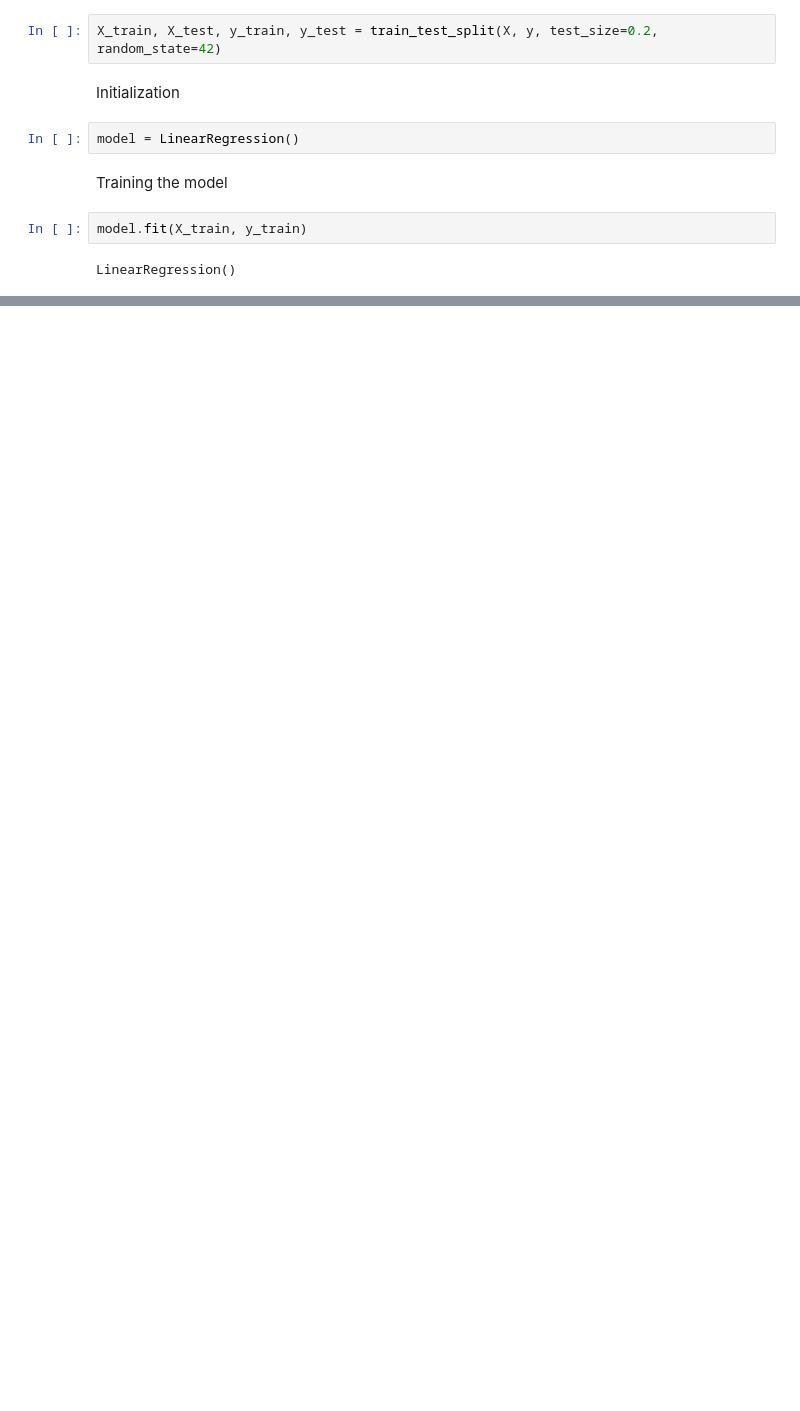
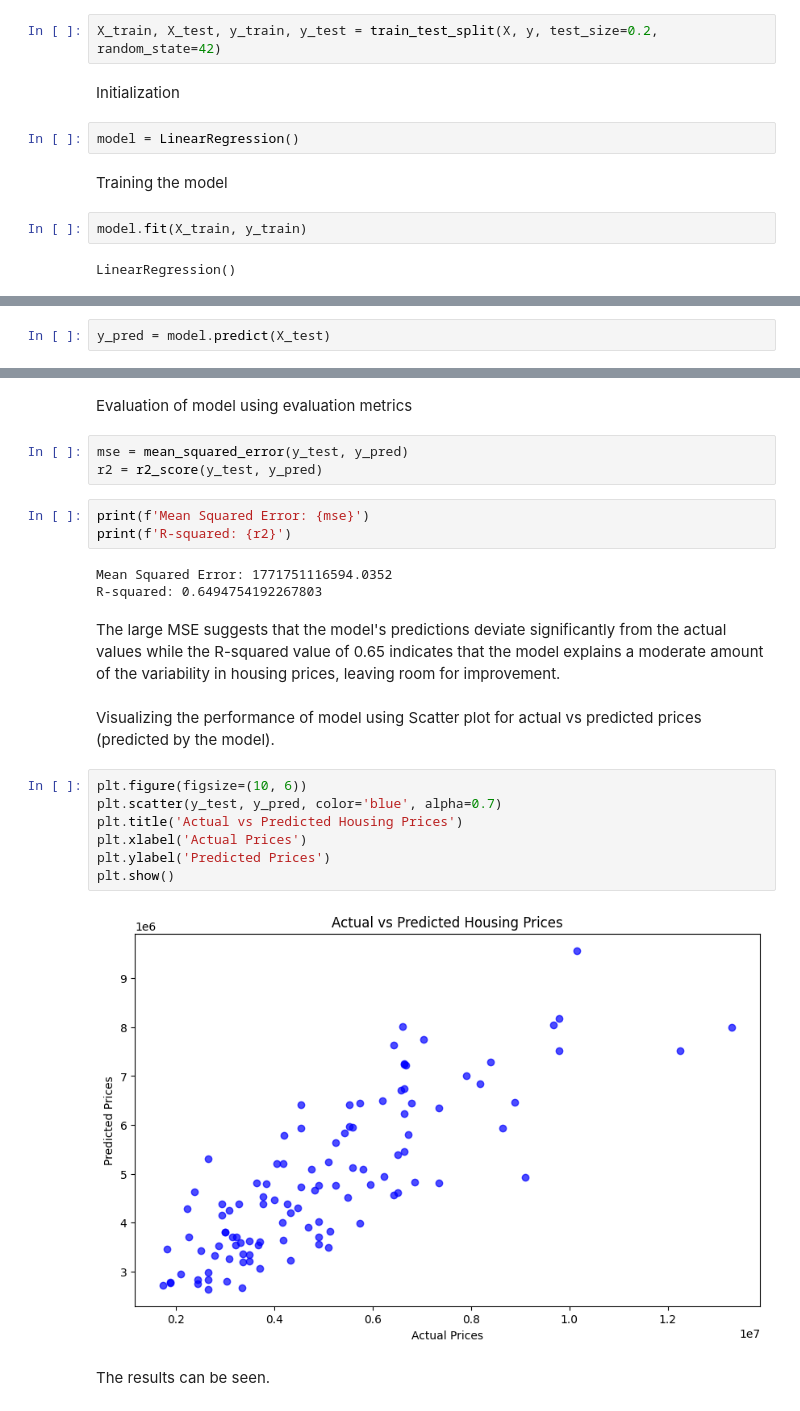
Before and after one commit to khan-cct-college-dublin/strategic-thinking-CA2, a Jupyter notebook: 2023473_Affaq.ipynb, the cells around one changed output, grey strips where cells are left out. Saved outputs shown, nothing was run; the diff lists cells and outputs as text; blank space fills up the shorter version.

```diff
--- a/2023473_Affaq.ipynb
+++ b/2023473_Affaq.ipynb
@@ -176,0 +179,2 @@ LinearRegression()
+# %%
+y_pred = model.predict(X_test)
@@ -176,0 +201,27 @@ LinearRegression()
+# %% [markdown]
+Evaluation of model using evaluation metrics
+# %%
+mse = mean_squared_error(y_test, y_pred)
+r2 = r2_score(y_test, y_pred)
+# %%
+print(f'Mean Squared Error: {mse}')
+print(f'R-squared: {r2}')
+# %% [output]
+Mean Squared Error: 1771751116594.0352
+R-squared: 0.6494754192267803
+# %% [markdown]
+The large MSE suggests that the model's predictions deviate significantly from the actual values while
+the R-squared value of 0.65 indicates that the model explains a moderate amount of the variability in housing prices, leaving room for improvement.
+# %% [markdown]
+Visualizing the performance of model using Scatter plot for actual vs predicted prices (predicted by the model).
+# %%
+plt.figure(figsize=(10, 6))
+plt.scatter(y_test, y_pred, color='blue', alpha=0.7)
+plt.title('Actual vs Predicted Housing Prices')
+plt.xlabel('Actual Prices')
+plt.ylabel('Predicted Prices')
+plt.show()
+# %% [output]
+[figure, added]
+# %% [markdown]
+The results can be seen.
```
Also changed, not shown: parts of 2 cells of this notebook.
